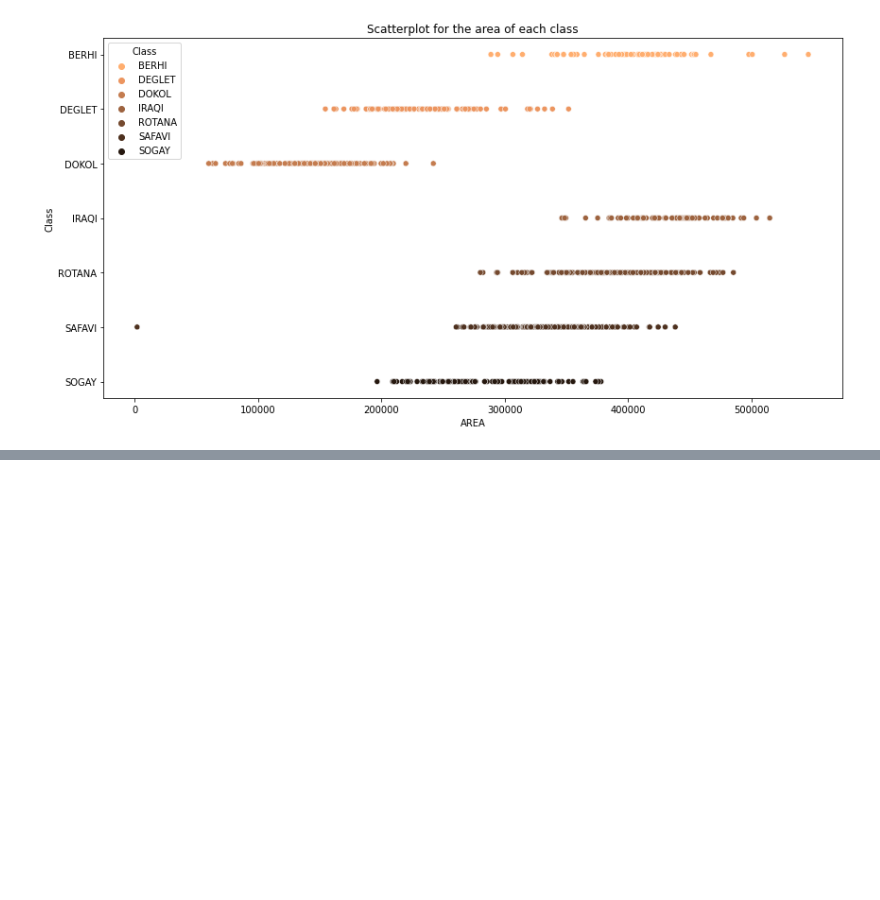
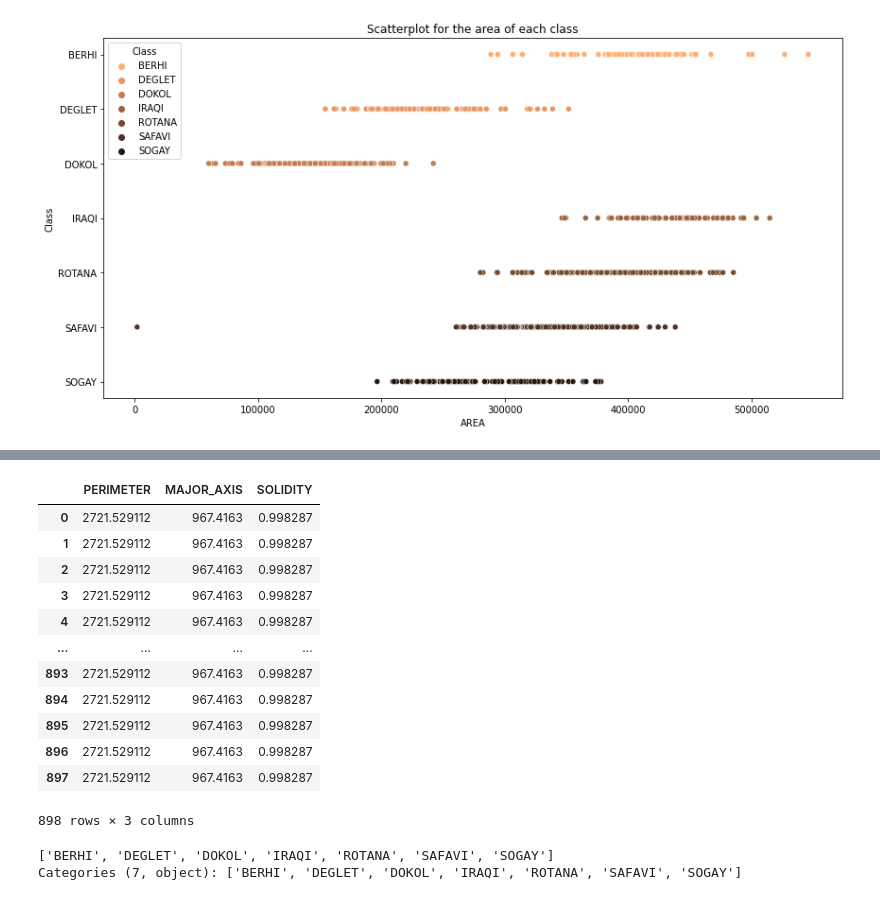
Before and after one commit to MizanMustakim/DataScienceProject_6thSemesterBIT, a Jupyter notebook: dateClassification.ipynb, the cells around one changed output, grey strips where cells are left out. Drawn from its saved outputs; the diff is of its cells as text; code cells hidden in the pictures; blank space fills up the shorter version.

```diff
--- a/dateClassification.ipynb
+++ b/dateClassification.ipynb
@@ -109,0 +143,42 @@ plt.show()
+# %%
+def outlier_clean(data):
+    q1 = data.quantile(0.25)
+    q3 = data.quantile(0.75)
+
+    iqr = abs(q1-q3)
+
+    max = q3 + 1.5 * iqr
+    min = q1 + 1.5 * iqr
+
+    data = np.where(data > max, max, np.where(data < min, min, data))
+
+    return data
+# %%
+col = ["PERIMETER", "MAJOR_AXIS", "SOLIDITY"]
+
+for i in col:
+    df1[i] = outlier_clean(df1[i])
+
+df1[col]
+# %% [output]
+|  | PERIMETER | MAJOR_AXIS | SOLIDITY |
+| 0 | 2721.529112 | 967.4163 | 0.998287 |
+| 1 | 2721.529112 | 967.4163 | 0.998287 |
+| 2 | 2721.529112 | 967.4163 | 0.998287 |
+| 3 | 2721.529112 | 967.4163 | 0.998287 |
+| 4 | 2721.529112 | 967.4163 | 0.998287 |
+| ... | ... | ... | ... |
+| 893 | 2721.529112 | 967.4163 | 0.998287 |
+| 894 | 2721.529112 | 967.4163 | 0.998287 |
+| 895 | 2721.529112 | 967.4163 | 0.998287 |
+| 896 | 2721.529112 | 967.4163 | 0.998287 |
+| 897 | 2721.529112 | 967.4163 | 0.998287 |
+898 rows × 3 columns
+# %%
+df1["Class"] = df1["Class"].astype("category")
+df1["Class_cate"] = df1["Class"].cat.codes
+
+df1["Class"].unique()
+# %% [output]
+['BERHI', 'DEGLET', 'DOKOL', 'IRAQI', 'ROTANA', 'SAFAVI', 'SOGAY']
+Categories (7, object): ['BERHI', 'DEGLET', 'DOKOL', 'IRAQI', 'ROTANA', 'SAFAVI', 'SOGAY']
```
Also changed, not shown: parts of 12 cells of this notebook.
